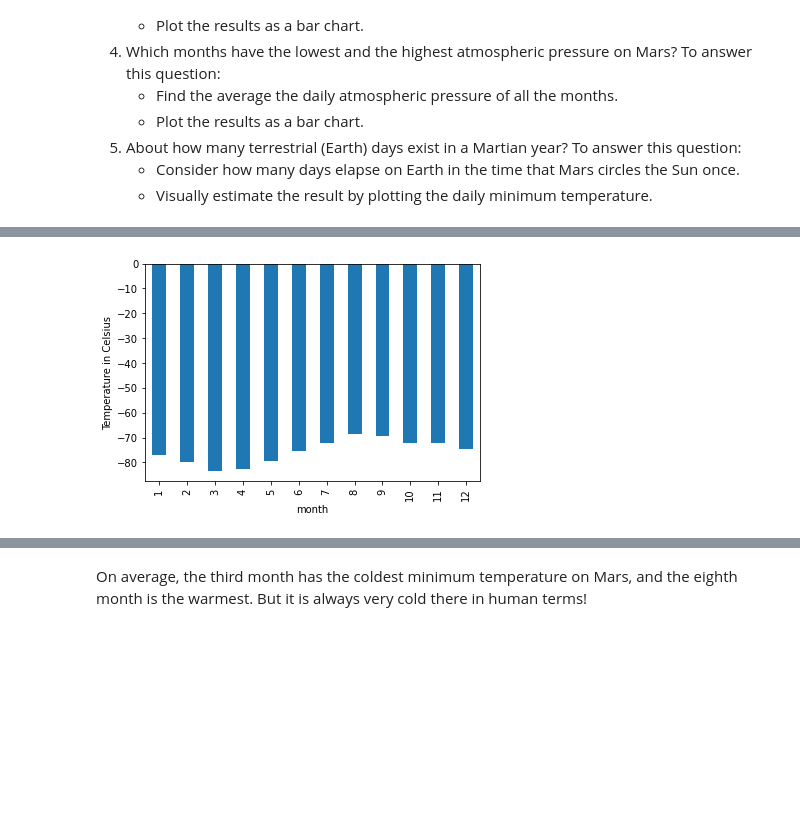
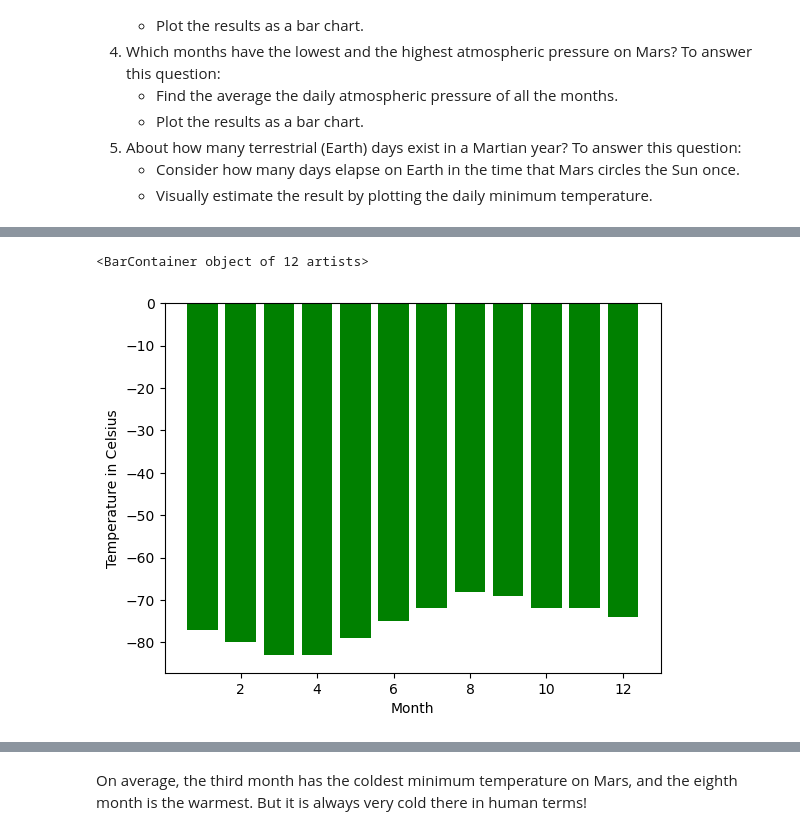
Before and after one commit to imrtech/Mission-to-Mars, a Jupyter notebook: part_2_mars_weather.ipynb, the cells around one changed output, grey strips where cells are left out. Cells and saved outputs as stored; diff of their text form; code cells hidden in the pictures; blank space fills up the shorter version.

```diff
--- a/part_2_mars_weather.ipynb
+++ b/part_2_mars_weather.ipynb
@@ -146,0 +205,5 @@ Name: min_temp, dtype: float64
+# %%
+avg_min_temp_list = [{'month_nb': 1, 'avg_min_temp': -77.0}, {'month_nb': 2, 'avg_min_temp': -80.0}, {'month_nb': 3, 'avg_min_temp': -83.0}, {'month_nb': 4, 'avg_min_temp': -83.0}, {'month_nb': 5, 'avg_min_temp': -79.0}, {'month_nb': 6, 'avg_min_temp': -75.0}, {'month_nb': 7, 'avg_min_temp': -72.0}, {'month_nb': 8, 'avg_min_temp': -68.0}, {'month_nb': 9, 'avg_min_temp': -69.0}, {'month_nb': 10, 'avg_min_temp': -72.0}, {'month_nb': 11, 'avg_min_temp': -72.0}, {'month_nb': 12, 'avg_min_temp': -74.0}]
+# %%
+avg_min_temp_list_df = pd.DataFrame(avg_min_temp_list)
+avg_min_temp_list_df
@@ -147,4 +224,8 @@ Name: min_temp, dtype: float64
 # %%
 # Plot the average temperature by month
+plt.xlabel("Month")
+plt.ylabel("Temperature in Celsius")
+plt.bar(avg_min_temp_list_df['month_nb'],avg_min_temp_list_df['avg_min_temp'], color='green')
 # %% [output]
+<BarContainer object of 12 artists>
-[figure, old version]
+[figure, new version]
```
Also changed, not shown: parts of 21 cells of this notebook.
